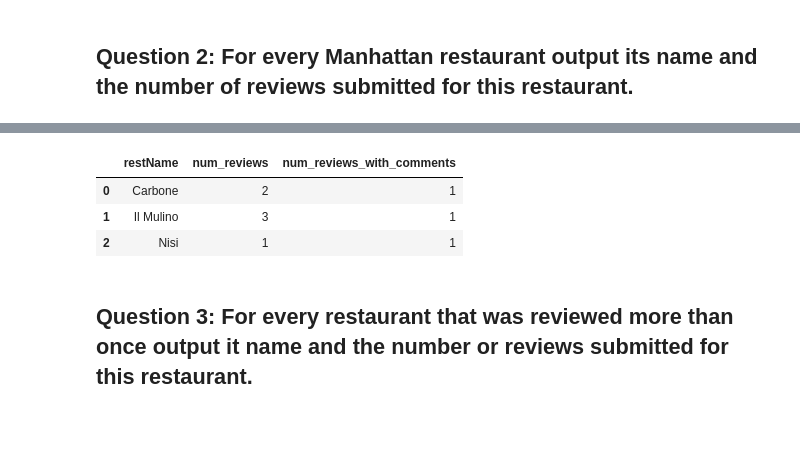
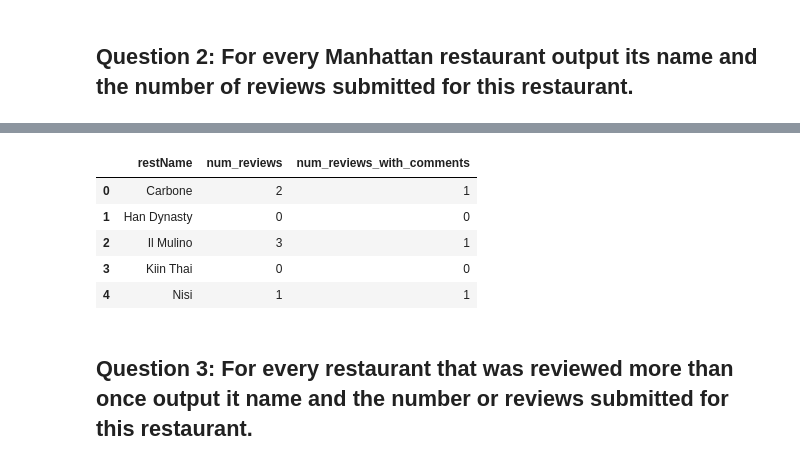
Before and after one commit to ipeirotis/introduction-to-databases, a Jupyter notebook: session5/practice_queries_join_and_aggregation_solutions.ipynb, the cells around one changed output, grey strips where cells are left out. Saved outputs shown, nothing was run; the diff lists cells and outputs as text; code cells hidden in the pictures; blank space fills up the shorter version.

```diff
--- a/session5/practice_queries_join_and_aggregation_solutions.ipynb
+++ b/session5/practice_queries_join_and_aggregation_solutions.ipynb
@@ -132,8 +132,8 @@ Query started at 04:39:13 PM UTC; Query executed in 0.01 m
 ## Question 2: For every Manhattan restaurant output its name and the number of reviews submitted for this restaurant.
 # %%
 %%read_sql
-SELECT restName, COUNT(*) AS num_reviews, COUNT(comments) AS num_reviews_with_comments
-FROM Restaurant R INNER JOIN Rating T ON R.restCode=T.restCode
+SELECT restName, COUNT(code) AS num_reviews, COUNT(comments) AS num_reviews_with_comments
+FROM Restaurant R LEFT JOIN Rating T ON R.restCode=T.restCode
 WHERE borough = 'Manhattan'
 GROUP BY restName
 # %% [output]
@@ -141,7 +141,9 @@ Query started at 04:32:56 PM UTC; Query executed in 0.01 m
 |  | restName | num_reviews | num_reviews_with_comments |
 | 0 | Carbone | 2 | 1 |
-| 1 | Il Mulino | 3 | 1 |
-| 2 | Nisi | 1 | 1 |
+| 1 | Han Dynasty | 0 | 0 |
+| 2 | Il Mulino | 3 | 1 |
+| 3 | Kiin Thai | 0 | 0 |
+| 4 | Nisi | 1 | 1 |
 # %% [markdown]
 ## Question 3: For every restaurant that was reviewed more than once output it name and the number or reviews submitted for this restaurant.
 # %%
```
Also changed, not shown: parts of 7 cells of this notebook.
